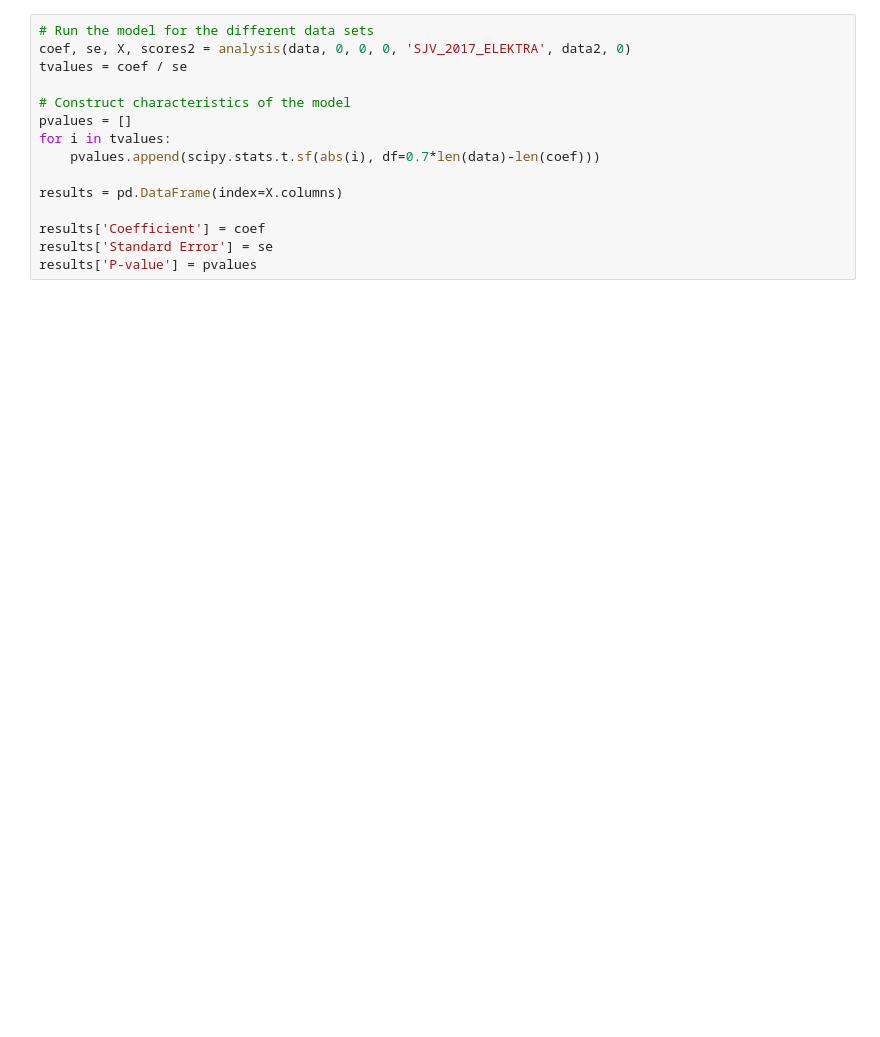
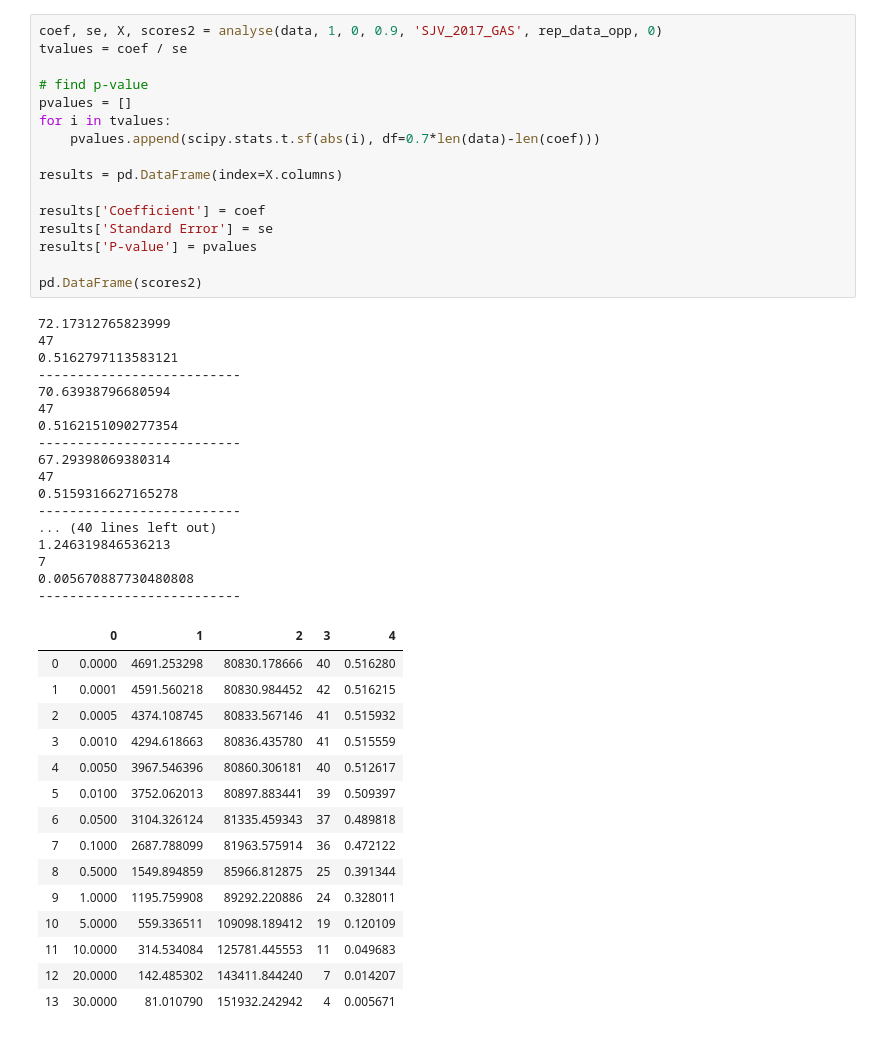
Before and after one commit to robbertmanders/master-thesis, a Jupyter notebook: Code/Research_question_2/Analysis.ipynb, the cells around one changed output. Drawn from its saved outputs; the diff is of its cells as text; blank space fills up the shorter version.

```diff
--- a/Code/Research_question_2/Analysis.ipynb
+++ b/Code/Research_question_2/Analysis.ipynb
@@ -191,16 +202,50 @@ def analysis(data, iv, kleine_c, lasso, energie, data2, oppervlakte):
 # %%
-# Run the model for the different data sets
-coef, se, X, scores2 = analysis(data, 0, 0, 0, 'SJV_2017_ELEKTRA', data2, 0)
+coef, se, X, scores2 = analyse(data, 1, 0, 0.9, 'SJV_2017_GAS', rep_data_opp, 0)
 tvalues = coef / se
 
-# Construct characteristics of the model
+# find p-value
 pvalues = []
 for i in tvalues:
     pvalues.append(scipy.stats.t.sf(abs(i), df=0.7*len(data)-len(coef)))
 
 results = pd.DataFrame(index=X.columns)
 
 results['Coefficient'] = coef
 results['Standard Error'] = se
 results['P-value'] = pvalues
+
+pd.DataFrame(scores2)
+# %% [output]
+72.17312765823999
+47
+0.5162797113583121
+--------------------------
+70.63938796680594
+47
+0.5162151090277354
+--------------------------
+67.29398069380314
+47
+0.5159316627165278
+--------------------------
+... (40 lines left out)
+1.246319846536213
+7
+0.005670887730480808
+--------------------------
+|  | 0 | 1 | 2 | 3 | 4 |
+| 0 | 0.0000 | 4691.253298 | 80830.178666 | 40 | 0.516280 |
+| 1 | 0.0001 | 4591.560218 | 80830.984452 | 42 | 0.516215 |
+| 2 | 0.0005 | 4374.108745 | 80833.567146 | 41 | 0.515932 |
+| 3 | 0.0010 | 4294.618663 | 80836.435780 | 41 | 0.515559 |
+| 4 | 0.0050 | 3967.546396 | 80860.306181 | 40 | 0.512617 |
+| 5 | 0.0100 | 3752.062013 | 80897.883441 | 39 | 0.509397 |
+| 6 | 0.0500 | 3104.326124 | 81335.459343 | 37 | 0.489818 |
+| 7 | 0.1000 | 2687.788099 | 81963.575914 | 36 | 0.472122 |
+| 8 | 0.5000 | 1549.894859 | 85966.812875 | 25 | 0.391344 |
+| 9 | 1.0000 | 1195.759908 | 89292.220886 | 24 | 0.328011 |
+| 10 | 5.0000 | 559.336511 | 109098.189412 | 19 | 0.120109 |
+| 11 | 10.0000 | 314.534084 | 125781.445553 | 11 | 0.049683 |
+| 12 | 20.0000 | 142.485302 | 143411.844240 | 7 | 0.014207 |
+| 13 | 30.0000 | 81.010790 | 151932.242942 | 4 | 0.005671 |
 # %%
```
Also changed, not shown: parts of 7 cells of this notebook, 1 other file.
